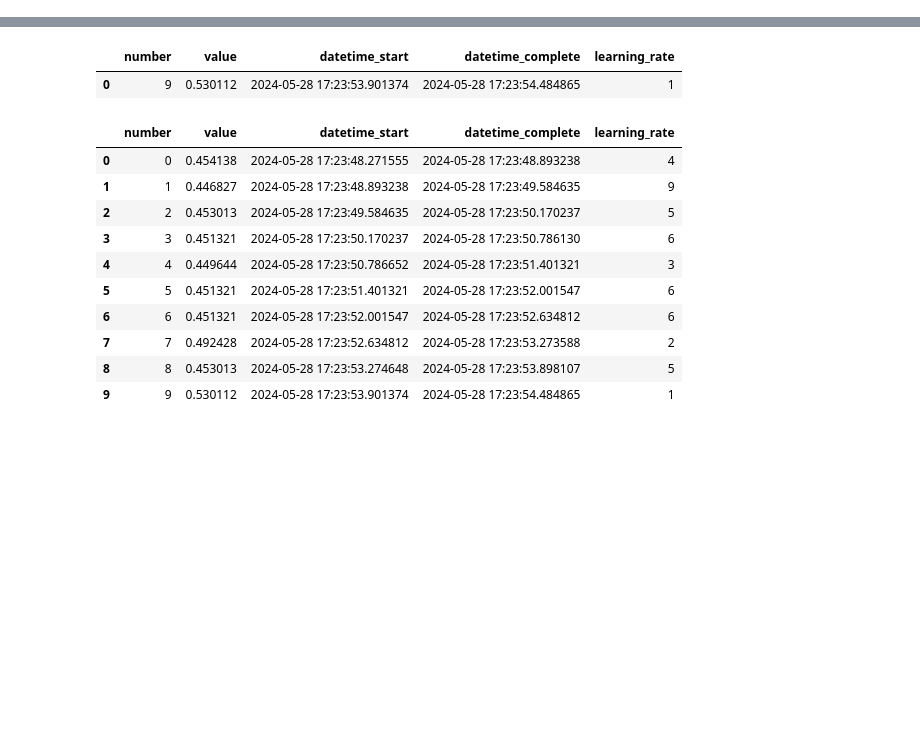
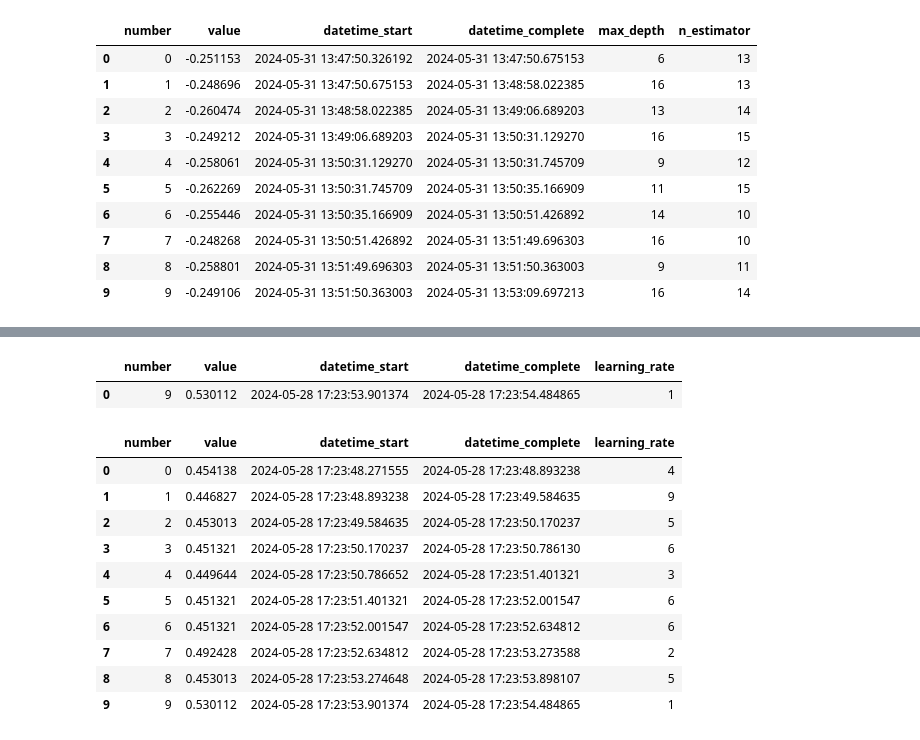
Before and after one commit to first2301/Rnd_recommendation, a Jupyter notebook: pro_reco/lib/test.ipynb, the cells around one changed output, grey strips where cells are left out. Drawn from its saved outputs; the diff is of its cells as text; code cells hidden in the pictures; blank space fills up the shorter version.

Commit message:
[update] model & preprocessing

```diff
--- a/pro_reco/lib/test.ipynb
+++ b/pro_reco/lib/test.ipynb
@@ -186,0 +219,2 @@ result[1]
+# %%
+prepro = Preprocessing()
@@ -186,0 +229,6 @@ result[1]
+# %%
+trial_df = dict()
+best_df = dict()
+for n in range(0, len(result)):
+    best_df[n] = prepro.is_best_trial_df(result[n]['best_trial'])
+    trial_df[n] = prepro.is_all_trials_df(result[n]['trials'])
@@ -186,0 +248,5 @@ result[1]
+# %%
+test = dict()
+for i in range(1, 4):
+    test[i] = prepro.is_all_trials_df(result[n]['trials'])
+    print(result[i])
@@ -186,0 +257,14 @@ result[1]
+# %%
+test[1]
+# %% [output]
+|  | number | value | datetime_start | datetime_complete | max_depth | n_estimator |
+| 0 | 0 | -0.251153 | 2024-05-31 13:47:50.326192 | 2024-05-31 13:47:50.675153 | 6 | 13 |
+| 1 | 1 | -0.248696 | 2024-05-31 13:47:50.675153 | 2024-05-31 13:48:58.022385 | 16 | 13 |
+| 2 | 2 | -0.260474 | 2024-05-31 13:48:58.022385 | 2024-05-31 13:49:06.689203 | 13 | 14 |
+| 3 | 3 | -0.249212 | 2024-05-31 13:49:06.689203 | 2024-05-31 13:50:31.129270 | 16 | 15 |
+| 4 | 4 | -0.258061 | 2024-05-31 13:50:31.129270 | 2024-05-31 13:50:31.745709 | 9 | 12 |
+| 5 | 5 | -0.262269 | 2024-05-31 13:50:31.745709 | 2024-05-31 13:50:35.166909 | 11 | 15 |
+| 6 | 6 | -0.255446 | 2024-05-31 13:50:35.166909 | 2024-05-31 13:50:51.426892 | 14 | 10 |
+| 7 | 7 | -0.248268 | 2024-05-31 13:50:51.426892 | 2024-05-31 13:51:49.696303 | 16 | 10 |
+| 8 | 8 | -0.258801 | 2024-05-31 13:51:49.696303 | 2024-05-31 13:51:50.363003 | 9 | 11 |
+| 9 | 9 | -0.249106 | 2024-05-31 13:51:50.363003 | 2024-05-31 13:53:09.697213 | 16 | 14 |
```
Also changed, not shown: parts of 65 cells of this notebook, 10 other files.
